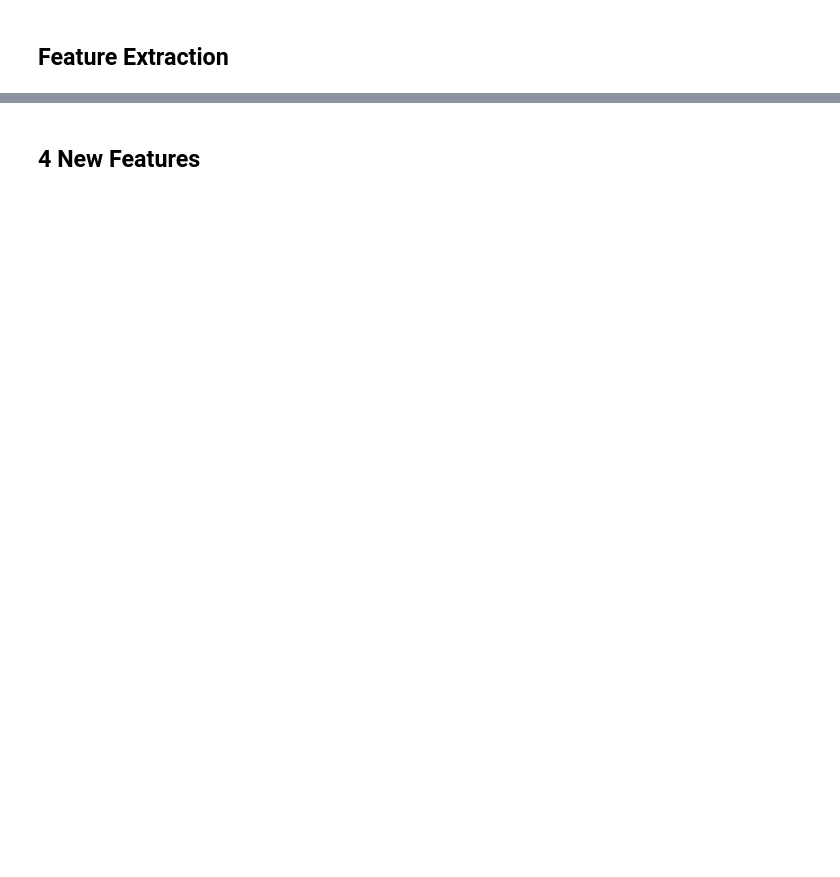
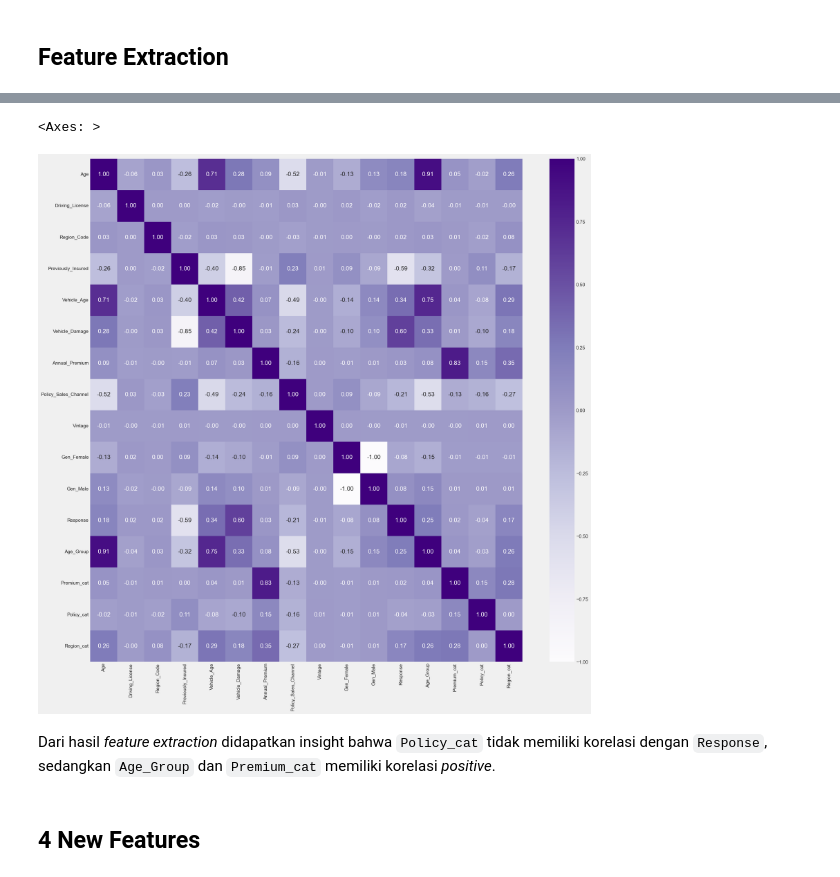
Before and after one commit to gabmrn/Stage_2, a Jupyter notebook: stage_2.ipynb, the cells around one changed output, grey strips where cells are left out. Drawn from its saved outputs; the diff is of its cells as text; code cells hidden in the pictures; blank space fills up the shorter version.

```diff
--- a/stage_2.ipynb
+++ b/stage_2.ipynb
@@ -270,2 +282,15 @@ df = X_under_SMOTE.copy()
 # %% [markdown]
 ## Feature Extraction
+# %%
+# Membuat fitur kategori baru dari Age dengan mengelompokkan YoungAdults 17 - 30, MiddleAged 31-45, OldAdults > 45
+Age_Group = []
+for i in df['Age']:
+    if 17 <= i <=30:
+        Age_Group.append(0)
+    elif 31 <= i <= 45:
+        Age_Group.append(1)
+    else:
+        Age_Group.append(2)
+
+df['Age_Group'] = Age_Group
+df
@@ -271,0 +311,14 @@ df = X_under_SMOTE.copy()
+# %%
+# Melakukan ekstrasi dari kolom Annual_Premium dengan LowPremium < 24406, MediumPremium 24406 - 61892.4 dan HighPremium > 61892.4
+c = []
+
+for i in df['Annual_Premium']:
+    if i <=  24405:
+        c.append(0)
+    elif 24406 <= i <= 61892.4:
+        c.append(1)
+    else:
+        c.append(2)
+
+df['Premium_cat'] = c
+df
@@ -271,0 +339,7 @@ df = X_under_SMOTE.copy()
+# %%
+# Melakukan ekstrasi kolom Policy_Sales_Channel berdasarkan value_counts
+p = df['Policy_Sales_Channel'].value_counts()
+Policy_cat = p.apply(lambda x : 3 if x>100000 else 2 if 74000<x<100000 else 1 if 10000<x<74000 else 0)
+Policy_cat = dict(zip(Policy_cat.keys(),Policy_cat.values))
+df['Policy_cat'] = df['Policy_Sales_Channel'].map(Policy_cat)
+df
@@ -271,0 +360,7 @@ df = X_under_SMOTE.copy()
+# %%
+# Melakukan ekstrasi kolom Region_Code berdasarkan value_counts
+r = df['Region_Code'].value_counts()
+Region_cat = r.apply(lambda x : 2 if x > 8339 else 1 if 2611<=x<=8339 else 0)
+Region_cat = dict(zip(Region_cat.keys(),Region_cat.values))
+df['Region_cat'] = df['Region_Code'].map(Region_cat)
+df
@@ -272,2 +381,10 @@ df = X_under_SMOTE.copy()
+# %%
+plt.figure(figsize=(20, 20))
+sns.heatmap(df.corr(), cmap='Purples', annot=True, fmt='.2f')
+# %% [output]
+<Axes: >
+[figure, added]
+# %% [markdown]
+Dari hasil *feature extraction* didapatkan insight bahwa `Policy_cat` tidak memiliki korelasi dengan `Response`, sedangkan `Age_Group` dan `Premium_cat` memiliki korelasi *positive*.
 # %% [markdown]
 ## 4 New Features
```
Also changed, not shown: parts of 14 cells of this notebook, 1 other file.
